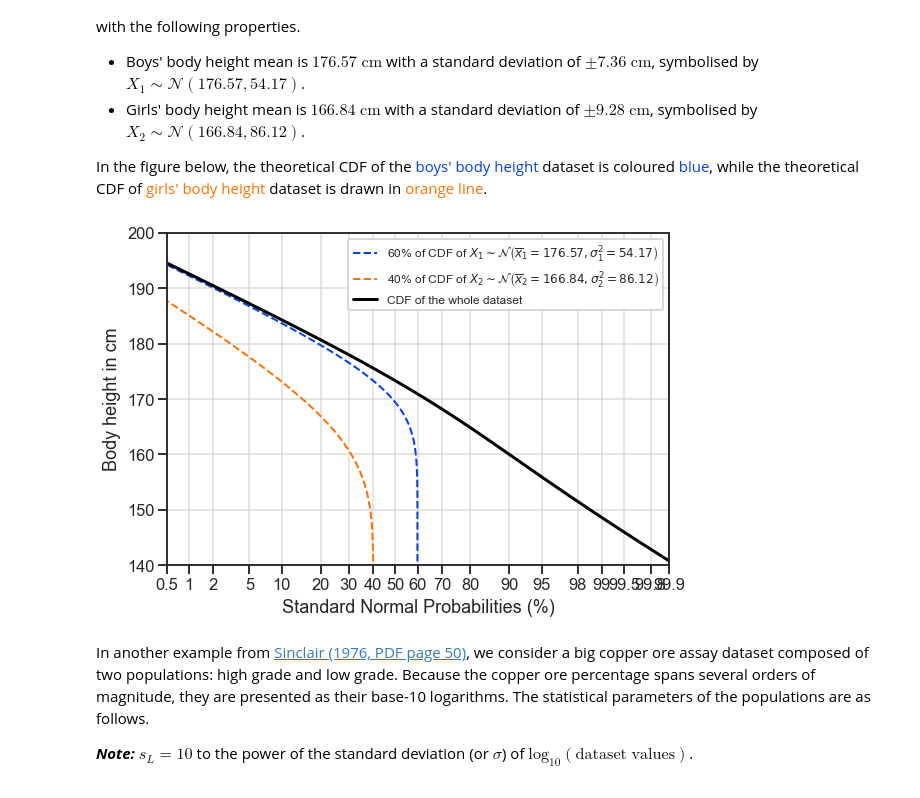
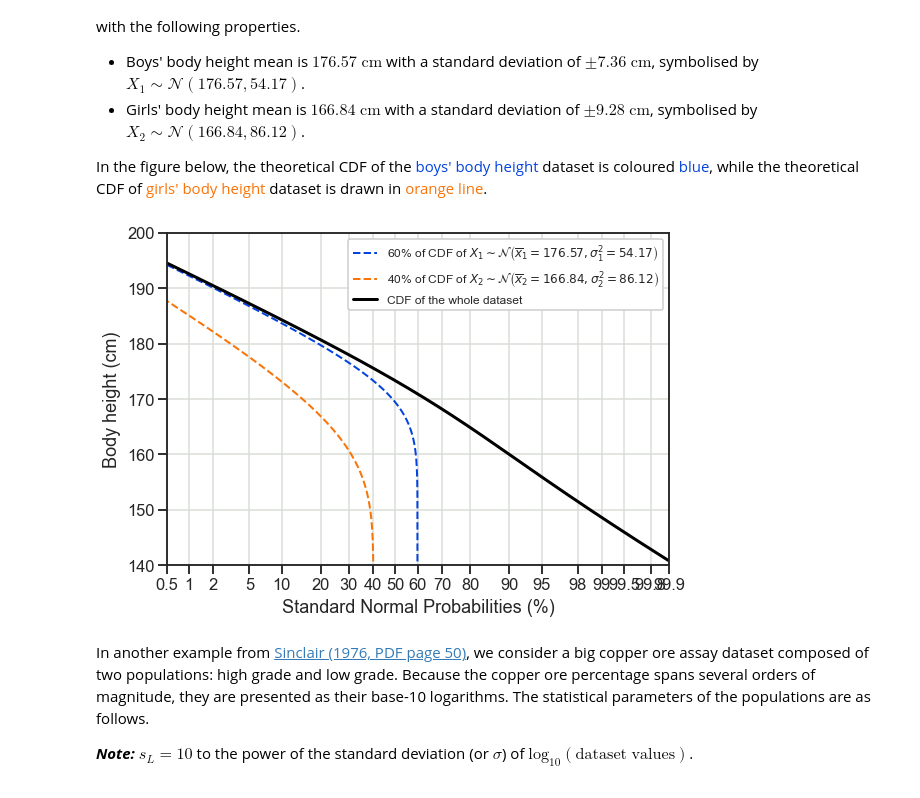
Before and after one commit to aluthfian/Rangitoto_SP_gasFlux, a Jupyter notebook: Python Stuff/CO2_data_grouper.ipynb, the cells around one changed output. Saved outputs shown, nothing was run; the diff lists cells and outputs as text; code cells hidden in the pictures.

```diff
--- a/Python Stuff/CO2_data_grouper.ipynb
+++ b/Python Stuff/CO2_data_grouper.ipynb
@@ -238,35 +238,35 @@ y_data_mod = np.linspace(100,200,1000)
 perc1 = 59.78
 loc1 = 176.57
 sigma1 = 7.36
 perc2 = 40.22
 loc2 = 166.84
 sigma2 = 9.28
 prob_x1_data = perc1*(1-norm.cdf(y_data_mod, loc=loc1, scale=sigma1))
 prob_x2_data = perc2*(1-norm.cdf(y_data_mod, loc=loc2, scale=sigma2))
 prob_x3_data = prob_x1_data + prob_x2_data
 
 # Dynamically create the label for the first plot
 label_x1 = fr'{perc1:.0f}% of CDF of $X_{{1}}\sim\mathcal{{N}}\left(\overline{{x}}_1={loc1:.2f}, \sigma_1^2={sigma1**2:.2f}\right)$'
 label_x2 = fr'{perc2:.0f}% of CDF of $X_{{2}}\sim\mathcal{{N}}\left(\overline{{x}}_2={loc2:.2f}, \sigma_2^2={sigma2**2:.2f}\right)$'
 
 fig_one, ax_one = plt.subplots(figsize=(9, 6), dpi=72)
 ax_one.plot(prob_x1_data, y_data_mod, color='xkcd:blue', linewidth=2, zorder=2, linestyle='--',
             label=label_x1)
 ax_one.plot(prob_x2_data, y_data_mod, color='xkcd:orange', linewidth=2, zorder=2, linestyle='--',
             label=label_x2)
 ax_one.plot(prob_x3_data, y_data_mod, color='xkcd:black', linewidth=3, zorder=2, label=r'CDF of the whole dataset')
 ax_one.set_xlim(0.5, 99.9)
 ax_one.set_ylim(140, 200)
 ax_one.set_xscale('prob')
 ax_one.grid(visible=True, which='both', color='xkcd:light grey')
 ax_one.legend(fontsize=12, facecolor='xkcd:white', framealpha=1.0)
 ax_one.set_xlabel('Standard Normal Probabilities (%)', labelpad=6)
-ax_one.set_ylabel(r'Body height in cm', labelpad=6)
+ax_one.set_ylabel(r'Body height (cm)', labelpad=6)
 
 # delete the variables
 del y_data_mod, prob_x1_data, prob_x2_data, prob_x3_data
 # %% [output]
-[figure, old version]
+[figure, new version]
 # %% [markdown]
 In another example from [Sinclair (1976, PDF page 50)](https://www.appliedgeochemists.org/sites/default/files/documents/Members%20area/Probability%20Plots%20Special%20Vol.%204%20by%20Sinclair.pdf), we consider a big copper ore assay dataset composed of two populations: high grade and low grade. Because the copper ore percentage spans several orders of magnitude, they are presented as their base-10 logarithms. The statistical parameters of the populations are as follows.
 
```
Also changed, not shown: parts of 2 cells of this notebook, 1 other file.
